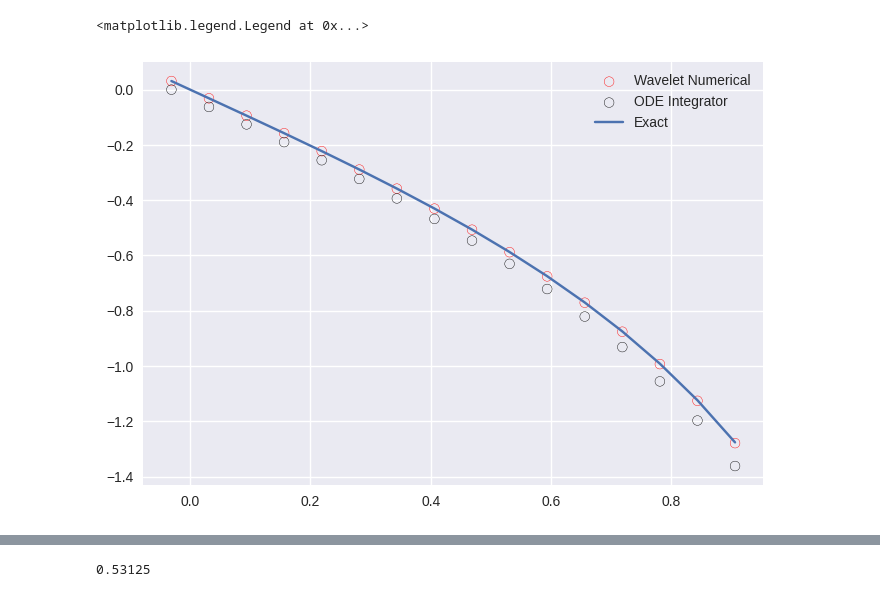
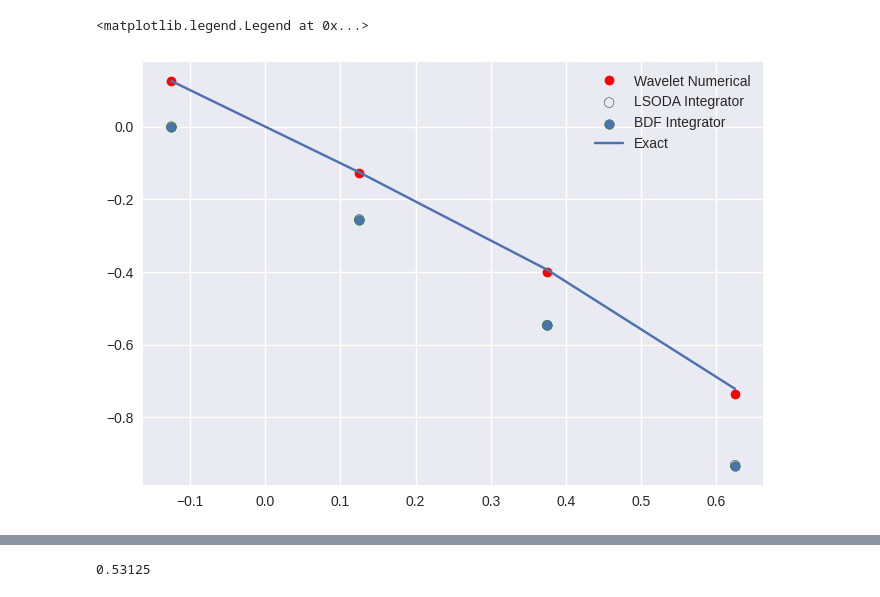
Before and after one commit to alizma/APMA1940Y-FinalProject, a Jupyter notebook: haar_ode.ipynb, the cells around one changed output, grey strips where cells are left out. Saved outputs shown, nothing was run; the diff lists cells and outputs as text; code cells hidden in the pictures.

```diff
--- a/haar_ode.ipynb
+++ b/haar_ode.ipynb
@@ -14,0 +254,12 @@ mpl.style.use('seaborn')
+# %%
+plt.plot(range(1, JMAX), l2_wavelets, label="Wavelets")
+
+for k, v in l2_errors.items():
+    plt.plot(range(1, JMAX), v, label=k)
+
+plt.title(rf"Errors of Methods for Solving" +"\n" + rf"$y''(x) = - y(x) y'(x), y(0) = 0, y'(0) = -1$")
+plt.yscale("log")
+plt.xticks(range(1, JMAX))
+plt.xlabel("Level of Refinement J")
+plt.ylabel("$L^2$ Error")
+plt.legend()
@@ -15,7 +269,7 @@ mpl.style.use('seaborn')
 # %%
 # y''(x) = -2 y(x) y'(x), y(0) = 0, y'(0) = -1 NOT A PAPER EXAMPLE!
 # y(x) = -tan(x)
-J = 3
+J = 1
 N = 2**(J + 1)
 j = np.arange(0, N)
 x = (j - 0.5) / N
@@ -88,3 +346,5 @@ yexact = - np.tan(x)
 # %%
 def _integrator(Y, t):
     return [Y[1], -2*Y[0]*Y[1]]
+def _integrator2(t, Y):
+    return [Y[1], -2*Y[0]*Y[1]]
@@ -91,5 +357,7 @@ def _integrator(Y, t):
 # %%
-integrator_soln = integrate.odeint(_integrator, [0, -1], x)
+integrator_soln = integrate.odeint(_integrator, [0, -1], x) # , x
+integrator_soln2 = integrate.solve_ivp(_integrator2, t_span=[min(x), max(x)], t_eval=x, y0=[0, -1], method='BDF') # , t_eval=x
 plt.plot(x, integrator_soln[:,0])
+plt.plot(x, integrator_soln2.y[0,:])
 # %% [output]
 [<matplotlib.lines.Line2D at 0x...>]
@@ -97,13 +372,14 @@ plt.plot(x, integrator_soln[:,0])
 # %%
 #plt.plot(x, y, marker='.',  markerfacecolor='white', markersize=24, label="Wavelet Numerical")
-plt.scatter(x, y, facecolors='none', edgecolors='r', label="Wavelet Numerical")
-#plt.plot(x, y, 'o', mfc='none', label="Wavelet Numerical")
-plt.scatter(x, integrator_soln[:,0], facecolors='none', edgecolors='k',  label="ODE Integrator")
+#plt.scatter(x, y, facecolors='none', edgecolors='r', label="Wavelet Numerical")
+plt.plot(x, y, 'ro', label="Wavelet Numerical")
+plt.scatter(x, integrator_soln[:,0], facecolors='none', edgecolors='k',  label="LSODA Integrator")
+plt.scatter(integrator_soln2.t, integrator_soln2.y[0,:],  edgecolors='g', label="BDF Integrator")
 plt.plot(x, yexact, label="Exact")
 plt.legend()
 # %% [output]
 <matplotlib.legend.Legend at 0x...>
-[figure, old version]
+[figure, new version]
 # %%
 x.reshape(N, 1)
 # %% [output]
```
Also changed, not shown: parts of 16 cells of this notebook, 7 other files.
